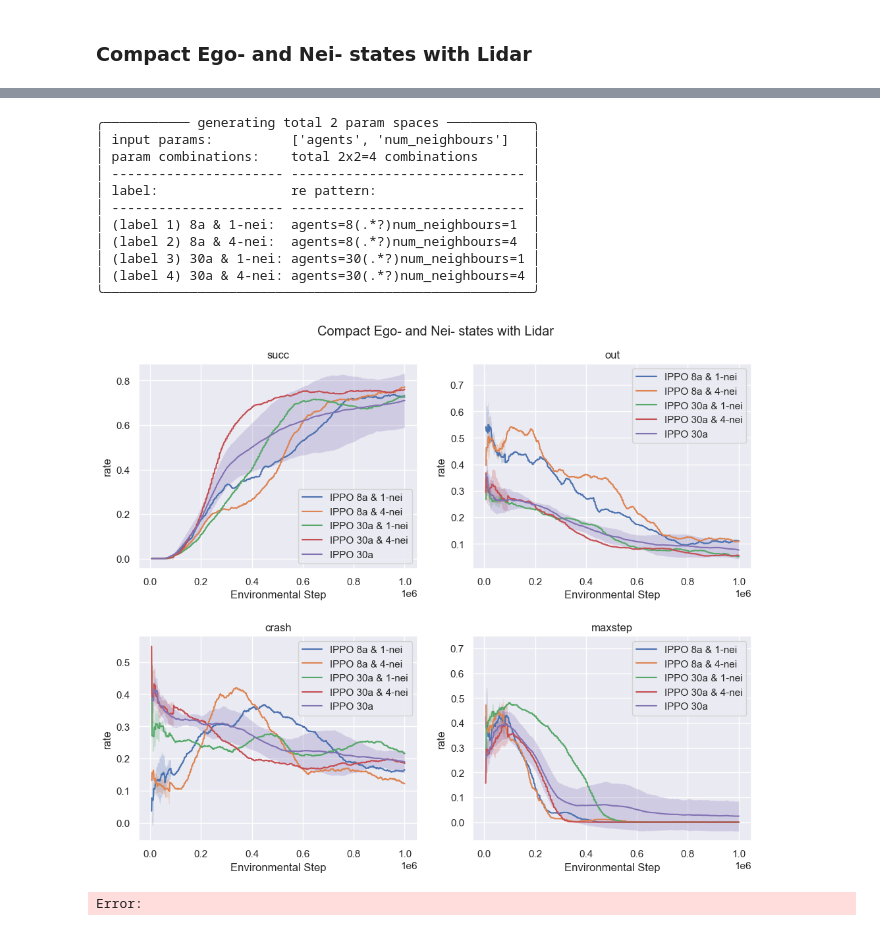
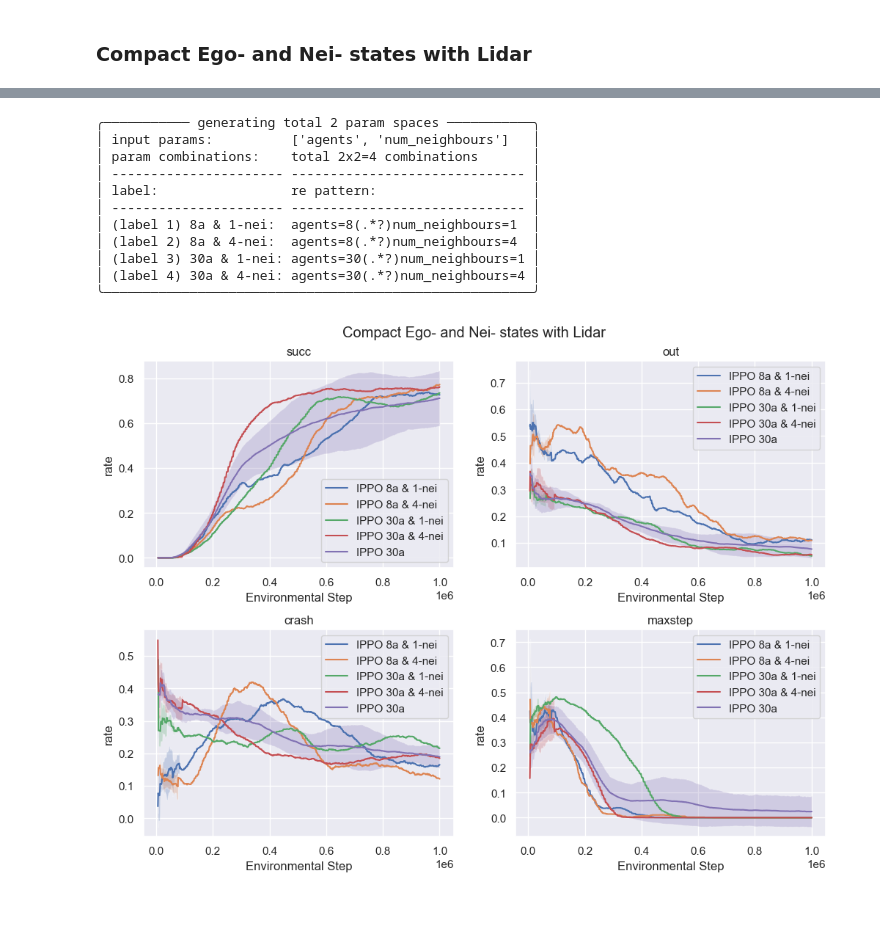
Before and after one commit to jimmydengpeng/MARLPO, a Jupyter notebook: plot.ipynb, the cells around one changed output, grey strips where cells are left out. Cells and saved outputs as stored; diff of their text form; code cells hidden in the pictures.

```diff
--- a/plot.ipynb
+++ b/plot.ipynb
@@ -565,8 +637,8 @@ Error:
 # %%
-exp_dir = 'exp_results/IPPO_Inter_8-30agents_(compact-state)'
+exp_dir = 'exp_results/IPPO_Inter_8-16-30agents_(compact-state)'
 param_space = {
     # 'agents': [['30a-add-1-nei-state-navi'], ['30']],
-    'agents': [['8a', '30a'], ['8', '30']],
+    'agents': [['8a', '16a', '30a'], ['8', '16', '30']],
     'num_neighbours': [['1-nei', '4-nei'], ['1', '4']],
 }
 param_pattern_dict = get_param_patthern(param_space, verbose=True) # {lable -> re pattern}
@@ -597,5 +672,4 @@ plot_all_metrics_for_params_in_one_exp_dir(exp_dir, "IPPO", param_pattern_dict,
 # %%
-
 def plot_all_metrics_for_params_in_one_exp_dir(
     exp_dir: str,
     algo_name: str,
@@ -614,8 +688,8 @@ def plot_all_metrics_for_params_in_one_exp_dir(
                 } x N
             }
     '''
-    fig = plt.figure(figsize=(12, 9))
-    fig.subplots_adjust(top=0.915, hspace=0.33, wspace=0.2)
+    fig = plt.figure(figsize=(12, 8))
+    fig.subplots_adjust(top=0.92, hspace=0.3, wspace=0.2)
     i = 1
     for metric, col in all_metrics.items():
         plt.subplot(2, 2, i)
@@ -631,40 +705,36 @@ def plot_all_metrics_for_params_in_one_exp_dir(
         i += 1
 
     plt.suptitle(title)
-
-
-
 
 
 
 exp_dir = 'exp_results/IPPO_Inter_8-30agents_(compact-state)'
 param_space = {
     # 'agents': [['30a-add-1-nei-state-navi'], ['30']],
     'agents': [['8a', '30a'], ['8', '30']],
     'num_neighbours': [['1-nei', '4-nei'], ['1', '4']],
 }
 param_pattern_dict = get_param_patthern(param_space, verbose=True) # {lable -> re pattern}
 
 exp_dir_30a = 'exp_results/IPPO_Intersection_8seeds_30agents_repeat2'
 add_plot_args = dict(
     IPPO=dict(
         exp_dir=exp_dir_30a,
         pattern=None,
         label='30a',
 ))
 
 plot_all_metrics_for_params_in_one_exp_dir(exp_dir, 'IPPO', param_pattern_dict, 'Compact Ego- and Nei- states with Lidar', add_plot_args)
 # %% [output]
 ╭─────────── generating total 2 param spaces ───────────╮
 │ input params:          ['agents', 'num_neighbours']   │
 │ param combinations:    total 2x2=4 combinations       │
 │ ---------------------- ------------------------------ │
 │ label:                 re pattern:                    │
 │ ---------------------- ------------------------------ │
 │ (label 1) 8a & 1-nei:  agents=8(.*?)num_neighbours=1  │
 │ (label 2) 8a & 4-nei:  agents=8(.*?)num_neighbours=4  │
 │ (label 3) 30a & 1-nei: agents=30(.*?)num_neighbours=1 │
 │ (label 4) 30a & 4-nei: agents=30(.*?)num_neighbours=4 │
 ╰───────────────────────────────────────────────────────╯
-[figure, old version]
+[figure, new version]
-Error:
```
Also changed, not shown: parts of 5 cells of this notebook, 24 other files.
